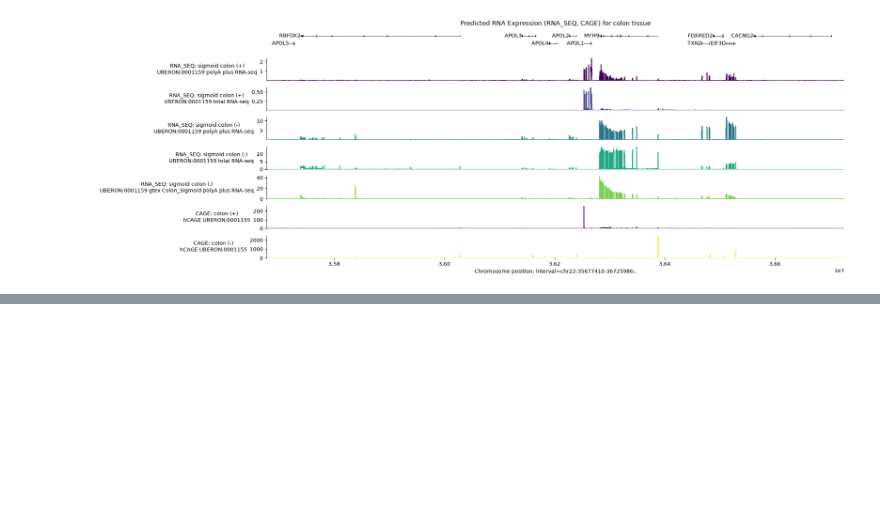
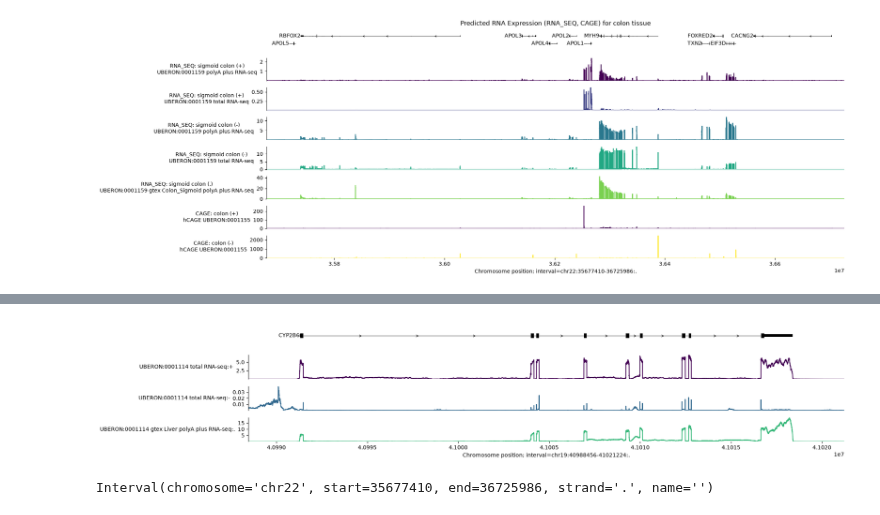
Before and after one commit to eirikhoye/action_var, a Jupyter notebook: workflow/notebooks/alphagenome_tutorial.ipynb, the cells around one changed output, grey strips where cells are left out. Saved outputs shown, nothing was run; the diff lists cells and outputs as text; code cells hidden in the pictures; blank space fills up the shorter version.

```diff
--- a/workflow/notebooks/alphagenome_tutorial.ipynb
+++ b/workflow/notebooks/alphagenome_tutorial.ipynb
@@ -82,0 +243,14 @@ plot = plot_components.plot(
+# %%
+plot_components.plot(
+    components=[
+        plot_components.TranscriptAnnotation(
+            transcripts, fig_height=0.1
+        ),
+        plot_components.Tracks(output.rna_seq),
+    ],
+    interval=output.rna_seq.interval.resize(2**15),
+)
+
+plt.show()
+# %% [output]
+[figure, added]
@@ -82,0 +264,5 @@ plot = plot_components.plot(
+# %%
+interval = variant.reference_interval.resize(dna_client.SEQUENCE_LENGTH_1MB)
+interval
+# %% [output]
+Interval(chromosome='chr22', start=35677410, end=36725986, strand='.', name='')
```
Also changed, not shown: parts of 37 cells of this notebook, 9 other files.
